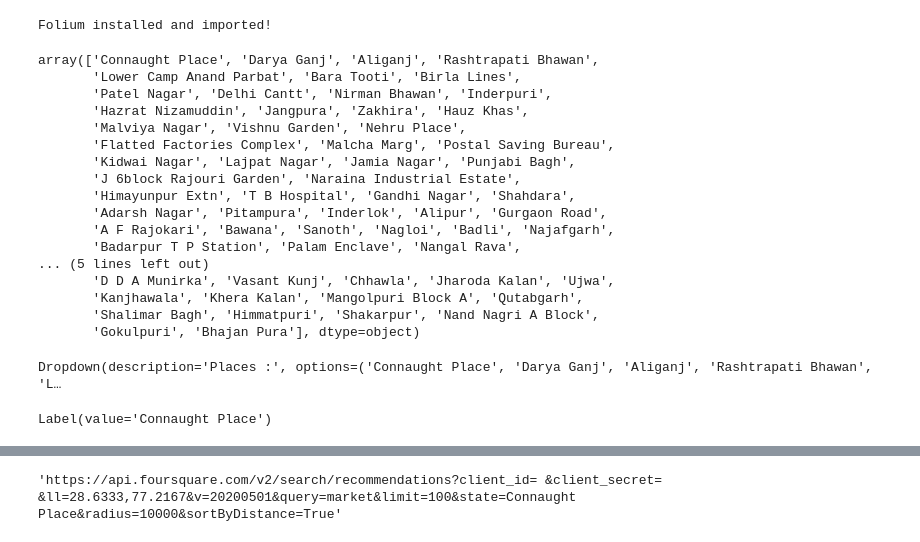
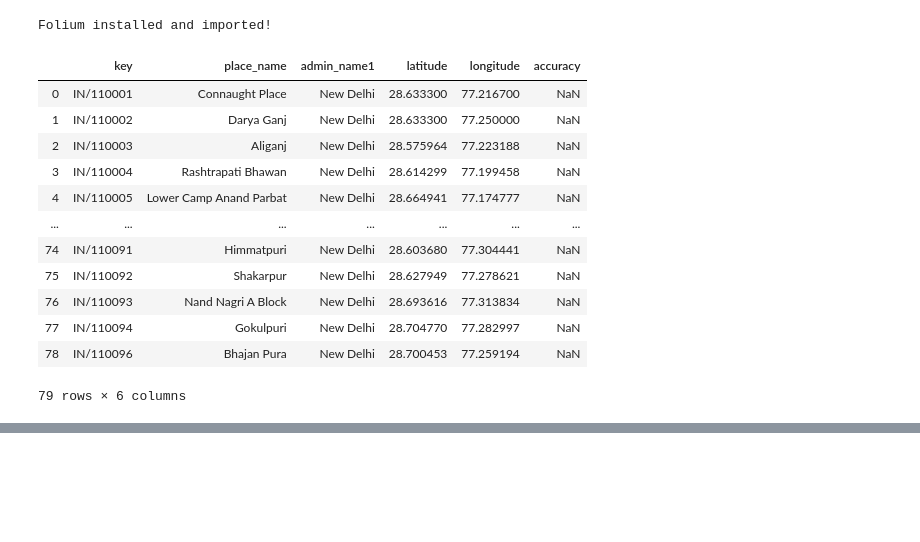
Before and after one commit to jjTudu/coffee, a Jupyter notebook: Search Coffee place.ipynb, the cells around one changed output, grey strips where cells are left out. Cells and saved outputs as stored; diff of their text form; code cells hidden in the pictures; blank space fills up the shorter version.

```diff
--- a/Search Coffee place.ipynb
+++ b/Search Coffee place.ipynb
@@ -50,57 +53,24 @@ with open(delhi_geo_path, 'r') as j:
-# %%
- delhi_district.place_name.unique()
-# delhi_population.head(3)
-# delhi_geo.columns
-# print(delhi_geo)
-# %% [output]
-array(['Connaught Place', 'Darya Ganj', 'Aliganj', 'Rashtrapati Bhawan',
-       'Lower Camp Anand Parbat', 'Bara Tooti', 'Birla Lines',
-       'Patel Nagar', 'Delhi Cantt', 'Nirman Bhawan', 'Inderpuri',
-       'Hazrat Nizamuddin', 'Jangpura', 'Zakhira', 'Hauz Khas',
-       'Malviya Nagar', 'Vishnu Garden', 'Nehru Place',
-       'Flatted Factories Complex', 'Malcha Marg', 'Postal Saving Bureau',
-       'Kidwai Nagar', 'Lajpat Nagar', 'Jamia Nagar', 'Punjabi Bagh',
-       'J 6block Rajouri Garden', 'Naraina Industrial Estate',
-       'Himayunpur Extn', 'T B Hospital', 'Gandhi Nagar', 'Shahdara',
-       'Adarsh Nagar', 'Pitampura', 'Inderlok', 'Alipur', 'Gurgaon Road',
-       'A F Rajokari', 'Bawana', 'Sanoth', 'Nagloi', 'Badli', 'Najafgarh',
-       'Badarpur T P Station', 'Palam Enclave', 'Nangal Rava',
-... (5 lines left out)
-       'D D A Munirka', 'Vasant Kunj', 'Chhawla', 'Jharoda Kalan', 'Ujwa',
-       'Kanjhawala', 'Khera Kalan', 'Mangolpuri Block A', 'Qutabgarh',
-       'Shalimar Bagh', 'Himmatpuri', 'Shakarpur', 'Nand Nagri A Block',
-       'Gokulpuri', 'Bhajan Pura'], dtype=object)
-# %%
-from IPython.display import clear_output
-caption=widgets.Label(value='Not selected yet')
-ALL='ALL'
-def unique_sorted_values_ALL(array):
-    unique=array.unique().tolist()
-    unique.sort()
-    unique.insert(0,ALL)
-    return unique
-x='JAMES'
-def onchange(d):
-    #clear_output(wait=False)
-    #print ('%s' % d['new'] )
-    pass
-    #print('Selection changed event fired.')
-
-district=widgets.Dropdown(
-    options=delhi_district.place_name,
-    description='Places :'
-)
-widgets.link((district,'value'),(caption,'value'))
-district.observe(onchange)
-display(district, caption)
-# %% [output]
-Dropdown(description='Places :', options=('Connaught Place', 'Darya Ganj', 'Aliganj', 'Rashtrapati Bhawan', 'L…
-Label(value='Connaught Place')
 # %%
 vars(district);
 state=district.value
 selectedRow=delhi_district.loc[delhi_district['place_name']==district.value, :]
 
 vars(selectedRow);
+# %%
+delhi_district
+# %% [output]
+|  | key | place_name | admin_name1 | latitude | longitude | accuracy |
+| 0 | IN/110001 | Connaught Place | New Delhi | 28.633300 | 77.216700 | NaN |
+| 1 | IN/110002 | Darya Ganj | New Delhi | 28.633300 | 77.250000 | NaN |
+| 2 | IN/110003 | Aliganj | New Delhi | 28.575964 | 77.223188 | NaN |
+| 3 | IN/110004 | Rashtrapati Bhawan | New Delhi | 28.614299 | 77.199458 | NaN |
+| 4 | IN/110005 | Lower Camp Anand Parbat | New Delhi | 28.664941 | 77.174777 | NaN |
+| ... | ... | ... | ... | ... | ... | ... |
+| 74 | IN/110091 | Himmatpuri | New Delhi | 28.603680 | 77.304441 | NaN |
+| 75 | IN/110092 | Shakarpur | New Delhi | 28.627949 | 77.278621 | NaN |
+| 76 | IN/110093 | Nand Nagri A Block | New Delhi | 28.693616 | 77.313834 | NaN |
+| 77 | IN/110094 | Gokulpuri | New Delhi | 28.704770 | 77.282997 | NaN |
+| 78 | IN/110096 | Bhajan Pura | New Delhi | 28.700453 | 77.259194 | NaN |
+79 rows × 6 columns
 # %%
 geolocator = Nominatim(user_agent="foursquare_agent", format_string="%s, New delhi,IN")
@@ -140,10 +103,3 @@ for i in range(0,len(delhi_district)):
 delhi_map
 # %% [output]
 [interactive output not drawn]
-# %%
-search_query = 'market'
-url = 'https://api.foursquare.com/v2/search/recommendations?client_id={}&client_secret={}&ll={},{}&v={}&query={}&limit={}&state={}&radius={}&sortByDistance=True'.format(CLIENT_ID, CLIENT_SECRET, latitude, longitude, VERSION, search_query, LIMIT, state, radius)
-url
-# search/recommendations
-# %% [output]
-'https://api.foursquare.com/v2/search/recommendations?client_id= &client_secret= &ll=28.6333,77.2167&v=20200501&query=market&limit=100&state=Connaught Place&radius=10000&sortByDistance=True'
```
Also changed, not shown: parts of 37 cells of this notebook, 1 other file.
